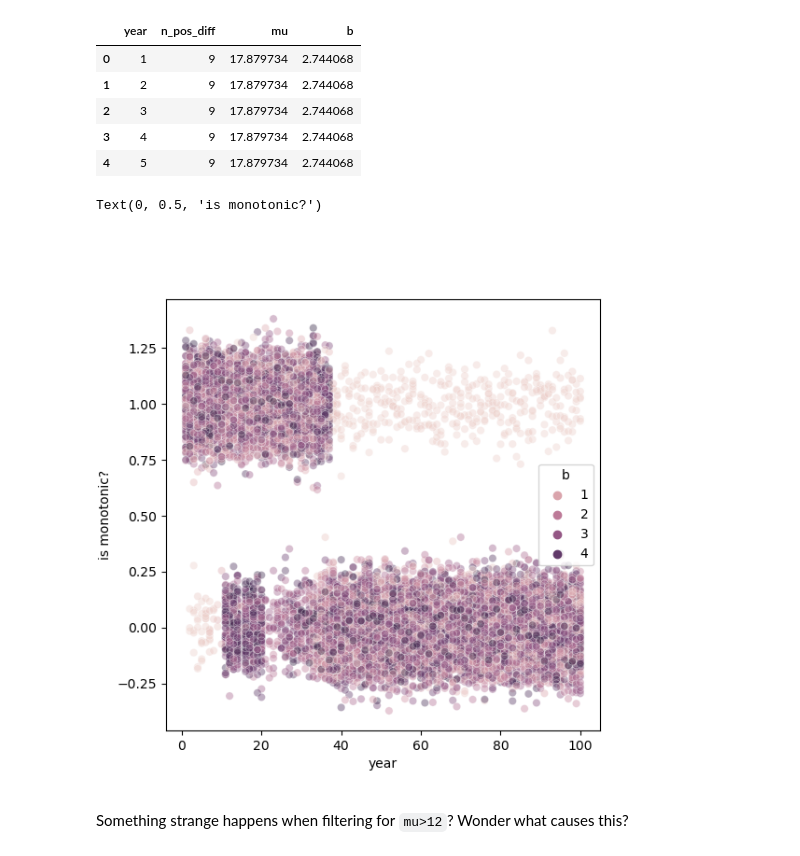
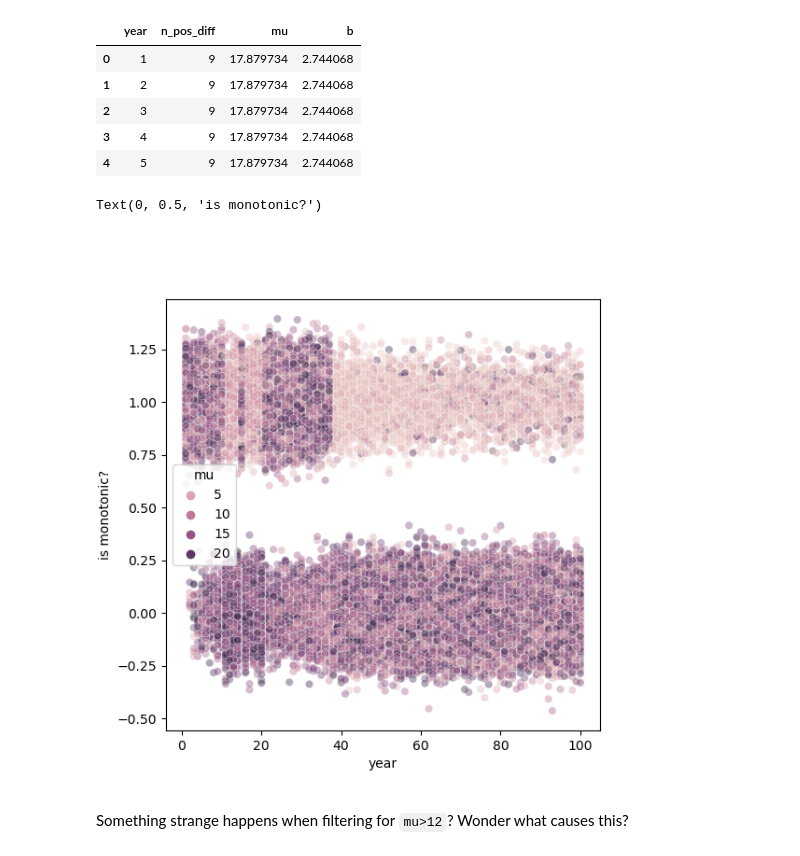
Before and after one commit to nt409/quant-res-doses, a Jupyter notebook: notebooks/004_scan_analysis.ipynb, the cells around one changed output. Drawn from its saved outputs; the diff is of its cells as text; code cells hidden in the pictures.

```diff
--- a/notebooks/004_scan_analysis.ipynb
+++ b/notebooks/004_scan_analysis.ipynb
@@ -57,36 +57,36 @@ is_mono = (
 # %%
 f, ax = plt.subplots(figsize=(6,6))
 
 sns.scatterplot(
     x='year',
     y='n_pos_diff',
 
-    hue='b',
-    # hue='mu',
+    # hue='b',
+    hue='mu',
 
     # size='b',
     # size='mu',
 
     data=(
         is_mono
-        .loc[lambda x: x.mu<12]
-        .loc[lambda x: x.mu>5]
+        # .loc[lambda x: x.mu<12]
+        # .loc[lambda x: x.mu>5]
         # .loc[lambda x: x.mu>12]
 
         # .loc[lambda x: x.b>0.5]
         # .loc[lambda x: x.b<1.5]
 
-        # .loc[lambda x: x.b>3]
+        # .loc[lambda x: x.b>1]
         # .loc[lambda x: x.b>0.2]
     ),
     ax=ax,
     alpha=0.4,
 )
 
 ax.set_ylabel('is monotonic?')
 # %% [output]
 Text(0, 0.5, 'is monotonic?')
-[figure, old version]
+[figure, new version]
 # %% [markdown]
 Something strange happens when filtering for `mu>12`? Wonder what causes this?
 # %%
```
Also changed, not shown: parts of 12 cells of this notebook, 2 other files.
